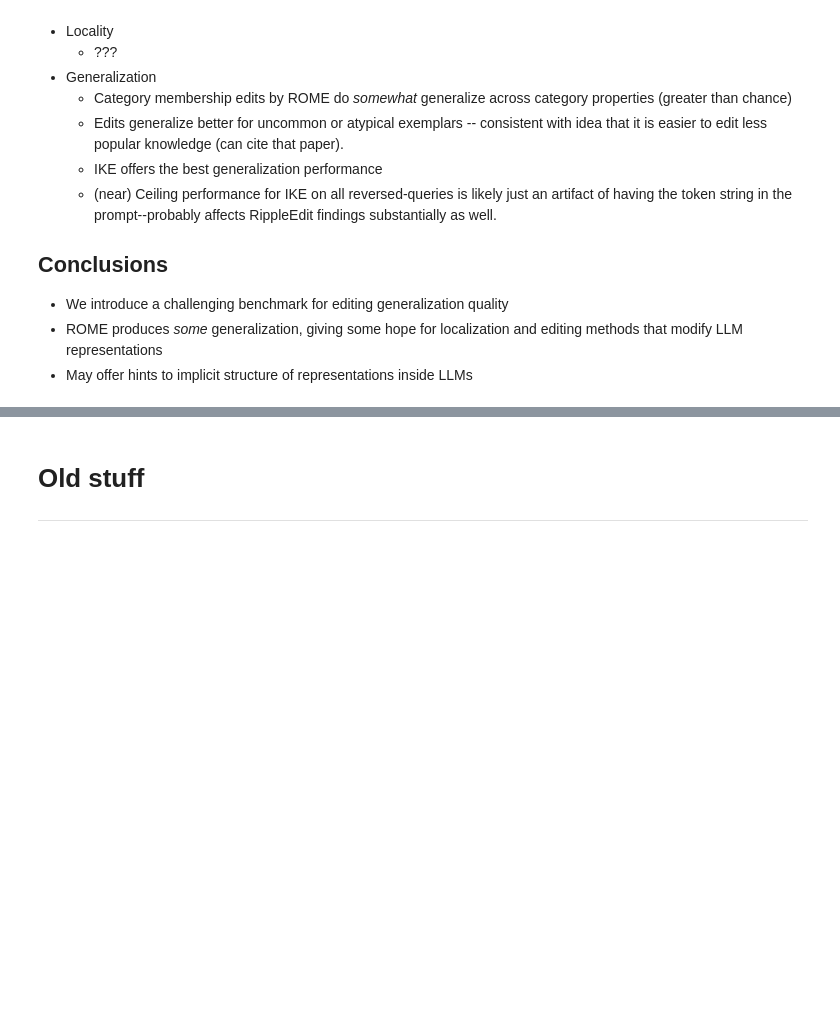
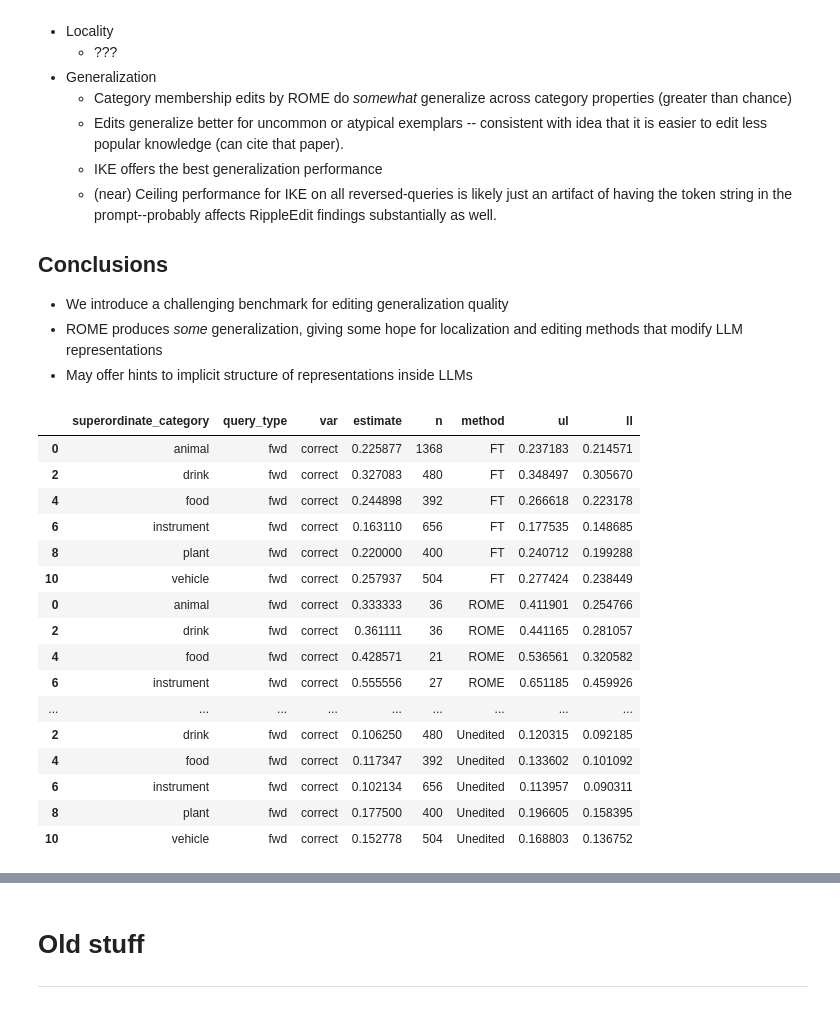
Before and after one commit to derekpowell/EasyEdit, a Jupyter notebook: analysis.ipynb, the cells around one changed output, grey strips where cells are left out. Saved outputs shown, nothing was run; the diff lists cells and outputs as text; code cells hidden in the pictures; blank space fills up the shorter version.

```diff
--- a/analysis.ipynb
+++ b/analysis.ipynb
@@ -204,3 +210,62 @@ fig
 - We introduce a challenging benchmark for editing generalization quality
 - ROME produces *some* generalization, giving some hope for localization and editing methods that modify LLM representations
 - May offer hints to implicit structure of representations inside LLMs
+# %%
+def make_plot_result2(res, method_name):
+
+    out = (
+        res
+        .loc[lambda x: x.edit_type == "category membership"]
+        .loc[lambda x: ~x.property.str.startswith("category_membership")]
+        .loc[lambda x: x.answer_changed == 1]
+        .assign(
+            chance_fwd = lambda d: d.apply(lambda x: 1/len(x.fwd_choices), 1),
+            chance_rev = lambda d: d.apply(lambda x: 1/len(x.rev_choices), 1)
+        )
+        .filter(['entity', 'superordinate_category', 'token_type', 'edit', 'correct_fwd', 'correct_rev'])
+        .pivot_longer(
+                index = ['superordinate_category', 'entity','token_type','edit'],
+                names_to = ('var', 'query_type'),
+                names_sep = '_'
+        )
+        .groupby(['superordinate_category', "query_type", "var"])
+        .agg(estimate = ("value", "mean"), n = ("value", "count"))
+        .assign(method = method_name)
+        .assign(
+            ul = lambda x: x.estimate + np.sqrt(x.estimate * (1 - x.estimate) / x.n),
+            ll = lambda x: x.estimate - np.sqrt(x.estimate * (1 - x.estimate) / x.n)
+            )
+        .reset_index()
+    )
+
+    return(out)
+
+fig_df2 = pd.concat(
+    [
+        make_plot_result2(res_ft, "FT"),
+        make_plot_result2(res_rome, "ROME"),
+        make_plot_result2(res_ice, "IKE"),
+        make_plot_result2(res_base, "Unedited")
+    ]
+
+)
+
+fig_df2.loc[lambda x: x.query_type == "fwd"]
+# %% [output]
+|  | superordinate_category | query_type | var | estimate | n | method | ul | ll |
+| 0 | animal | fwd | correct | 0.225877 | 1368 | FT | 0.237183 | 0.214571 |
+| 2 | drink | fwd | correct | 0.327083 | 480 | FT | 0.348497 | 0.305670 |
+| 4 | food | fwd | correct | 0.244898 | 392 | FT | 0.266618 | 0.223178 |
+| 6 | instrument | fwd | correct | 0.163110 | 656 | FT | 0.177535 | 0.148685 |
+| 8 | plant | fwd | correct | 0.220000 | 400 | FT | 0.240712 | 0.199288 |
+| 10 | vehicle | fwd | correct | 0.257937 | 504 | FT | 0.277424 | 0.238449 |
+| 0 | animal | fwd | correct | 0.333333 | 36 | ROME | 0.411901 | 0.254766 |
+| 2 | drink | fwd | correct | 0.361111 | 36 | ROME | 0.441165 | 0.281057 |
+| 4 | food | fwd | correct | 0.428571 | 21 | ROME | 0.536561 | 0.320582 |
+| 6 | instrument | fwd | correct | 0.555556 | 27 | ROME | 0.651185 | 0.459926 |
+| ... | ... | ... | ... | ... | ... | ... | ... | ... |
+| 2 | drink | fwd | correct | 0.106250 | 480 | Unedited | 0.120315 | 0.092185 |
+| 4 | food | fwd | correct | 0.117347 | 392 | Unedited | 0.133602 | 0.101092 |
+| 6 | instrument | fwd | correct | 0.102134 | 656 | Unedited | 0.113957 | 0.090311 |
+| 8 | plant | fwd | correct | 0.177500 | 400 | Unedited | 0.196605 | 0.158395 |
+| 10 | vehicle | fwd | correct | 0.152778 | 504 | Unedited | 0.168803 | 0.136752 |
```
Also changed, not shown: parts of 4 cells of this notebook, 6 other files.
